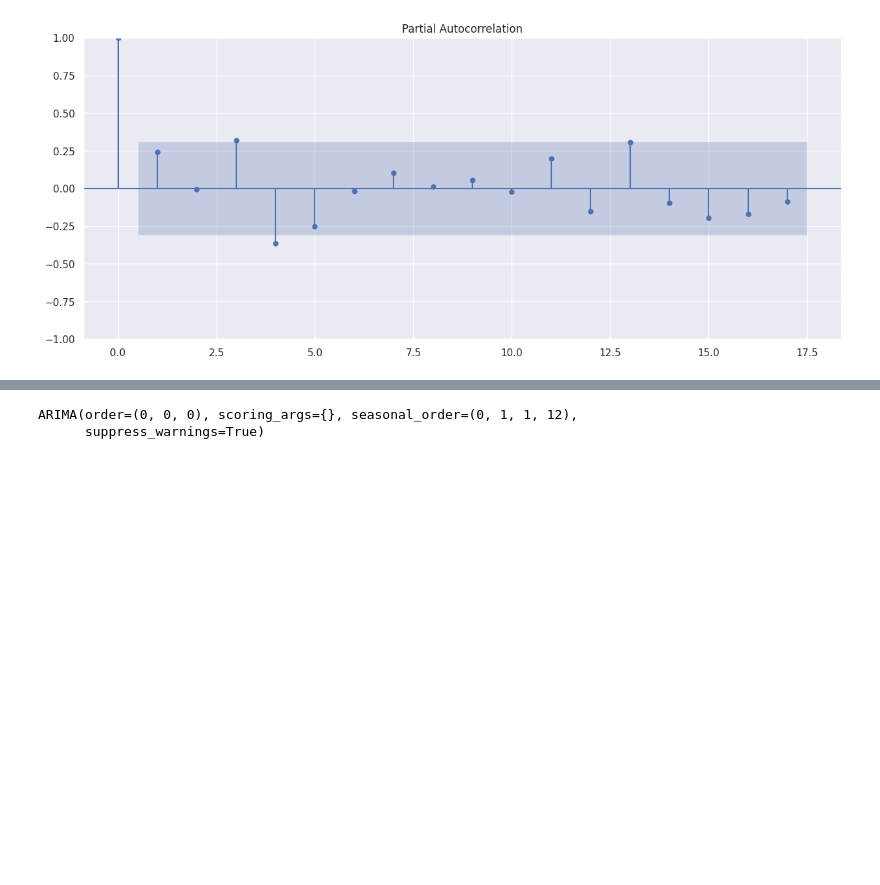
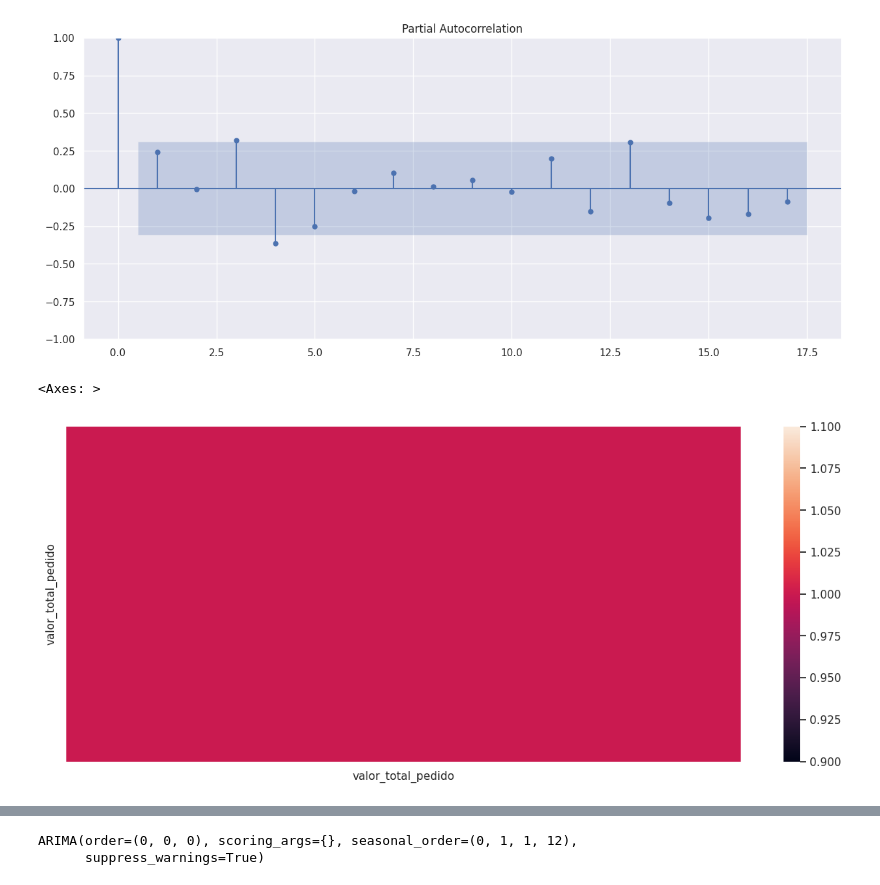
Before and after one commit to roliveira15/Data_Science_Sales_Forecast, a Jupyter notebook: Sales_Forecast.ipynb, the cells around one changed output, grey strips where cells are left out. Cells and saved outputs as stored; diff of their text form; code cells hidden in the pictures; blank space fills up the shorter version.

```diff
--- a/Sales_Forecast.ipynb
+++ b/Sales_Forecast.ipynb
@@ -295,6 +294,15 @@ plot_pacf(results.observed, alpha=0.05);
 # %% [output]
 [figure]
 [figure]
+# %%
+import seaborn as sn
+correlation = modelo_preditivo.corr()
+
+plot = sn.heatmap(correlation)
+plot
+# %% [output]
+<Axes: >
+[figure, added]
 # %%
 stepwise=auto_arima(results.observed,
                     start_p=1,
```
Also changed, not shown: parts of 11 cells of this notebook.
